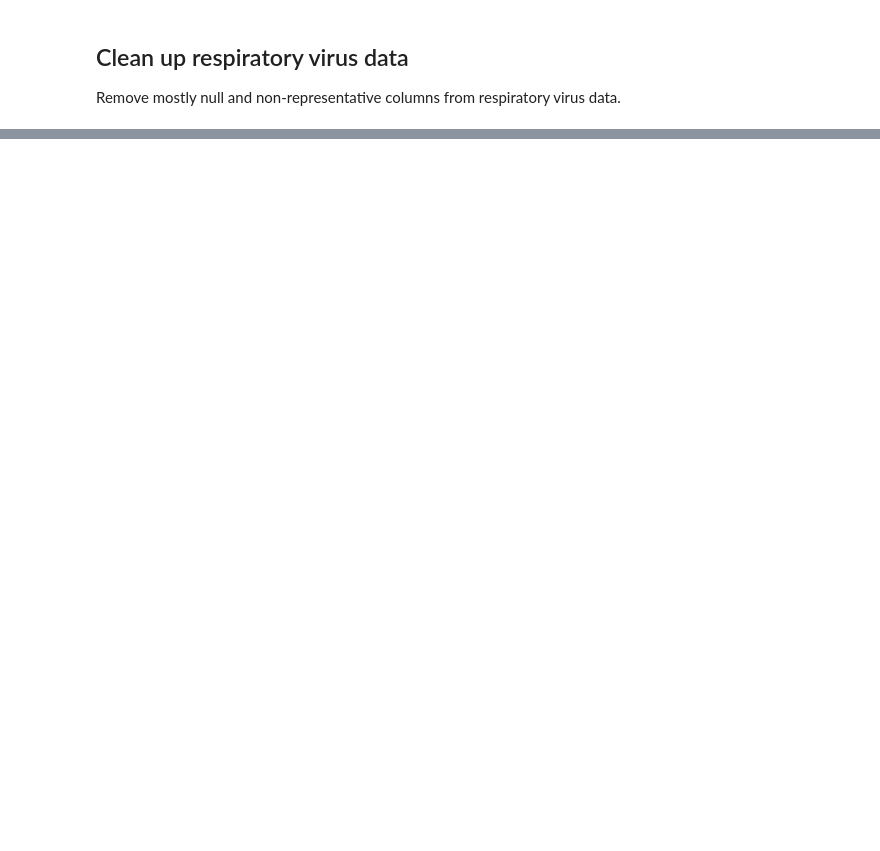
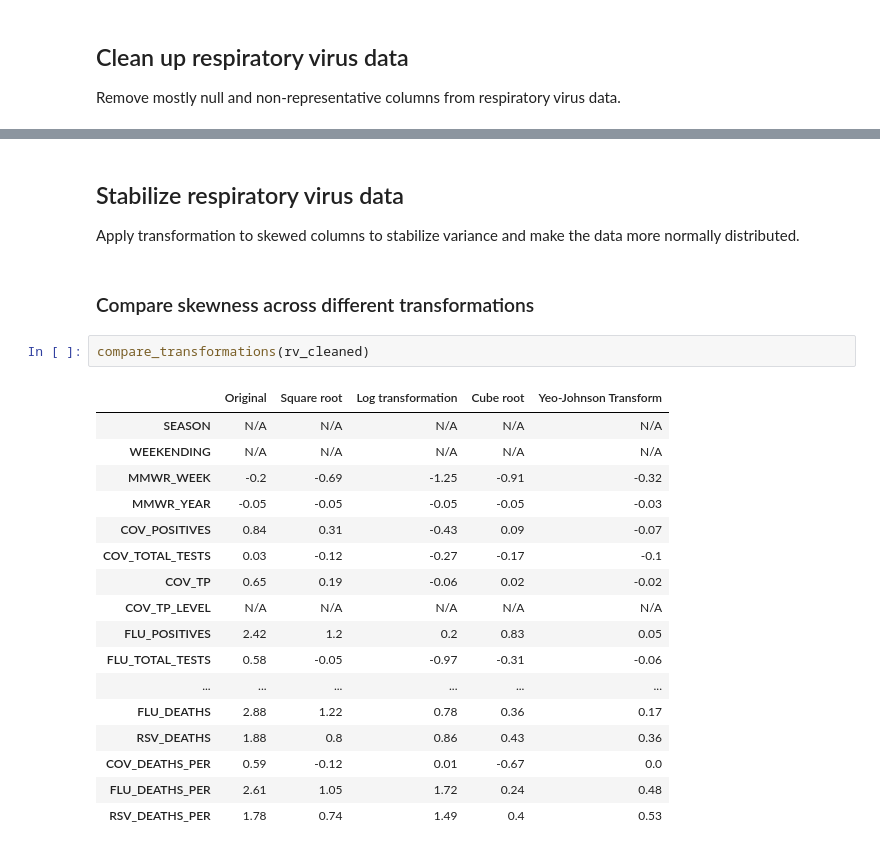
Before and after one commit to ianbunag/cmpe-255-data-mining-project, a Jupyter notebook: 03-30-data-preparation-respiratory-virus-dashboard.ipynb, the cells around one changed output, grey strips where cells are left out. Saved outputs shown, nothing was run; the diff lists cells and outputs as text; blank space fills up the shorter version.

```diff
--- a/03-30-data-preparation-respiratory-virus-dashboard.ipynb
+++ b/03-30-data-preparation-respiratory-virus-dashboard.ipynb
@@ -42,3 +51,29 @@ Columns with null values: 0
 | 1 | 2023/2024 | 07/15/2023 | 28 | 2023 | 2050 | 41354 | 4.957199 | Low | ... |
 | 2 | 2023/2024 | 07/22/2023 | 29 | 2023 | 2226 | 41390 | 5.378111 | Low | ... |
 3 rows × 23 columns
+# %% [markdown]
+## Stabilize respiratory virus data
+
+Apply transformation to skewed columns to stabilize variance and make the data more normally distributed.
+# %% [markdown]
+### Compare skewness across different transformations
+# %%
+compare_transformations(rv_cleaned)
+# %% [output]
+|  | Original | Square root | Log transformation | Cube root | Yeo-Johnson Transform |
+| SEASON | N/A | N/A | N/A | N/A | N/A |
+| WEEKENDING | N/A | N/A | N/A | N/A | N/A |
+| MMWR_WEEK | -0.2 | -0.69 | -1.25 | -0.91 | -0.32 |
+| MMWR_YEAR | -0.05 | -0.05 | -0.05 | -0.05 | -0.03 |
+| COV_POSITIVES | 0.84 | 0.31 | -0.43 | 0.09 | -0.07 |
+| COV_TOTAL_TESTS | 0.03 | -0.12 | -0.27 | -0.17 | -0.1 |
+| COV_TP | 0.65 | 0.19 | -0.06 | 0.02 | -0.02 |
+| COV_TP_LEVEL | N/A | N/A | N/A | N/A | N/A |
+| FLU_POSITIVES | 2.42 | 1.2 | 0.2 | 0.83 | 0.05 |
+| FLU_TOTAL_TESTS | 0.58 | -0.05 | -0.97 | -0.31 | -0.06 |
+| ... | ... | ... | ... | ... | ... |
+| FLU_DEATHS | 2.88 | 1.22 | 0.78 | 0.36 | 0.17 |
+| RSV_DEATHS | 1.88 | 0.8 | 0.86 | 0.43 | 0.36 |
+| COV_DEATHS_PER | 0.59 | -0.12 | 0.01 | -0.67 | 0.0 |
+| FLU_DEATHS_PER | 2.61 | 1.05 | 1.72 | 0.24 | 0.48 |
+| RSV_DEATHS_PER | 1.78 | 0.74 | 1.49 | 0.4 | 0.53 |
```
Also changed, not shown: parts of 7 cells of this notebook, 7 other files.
